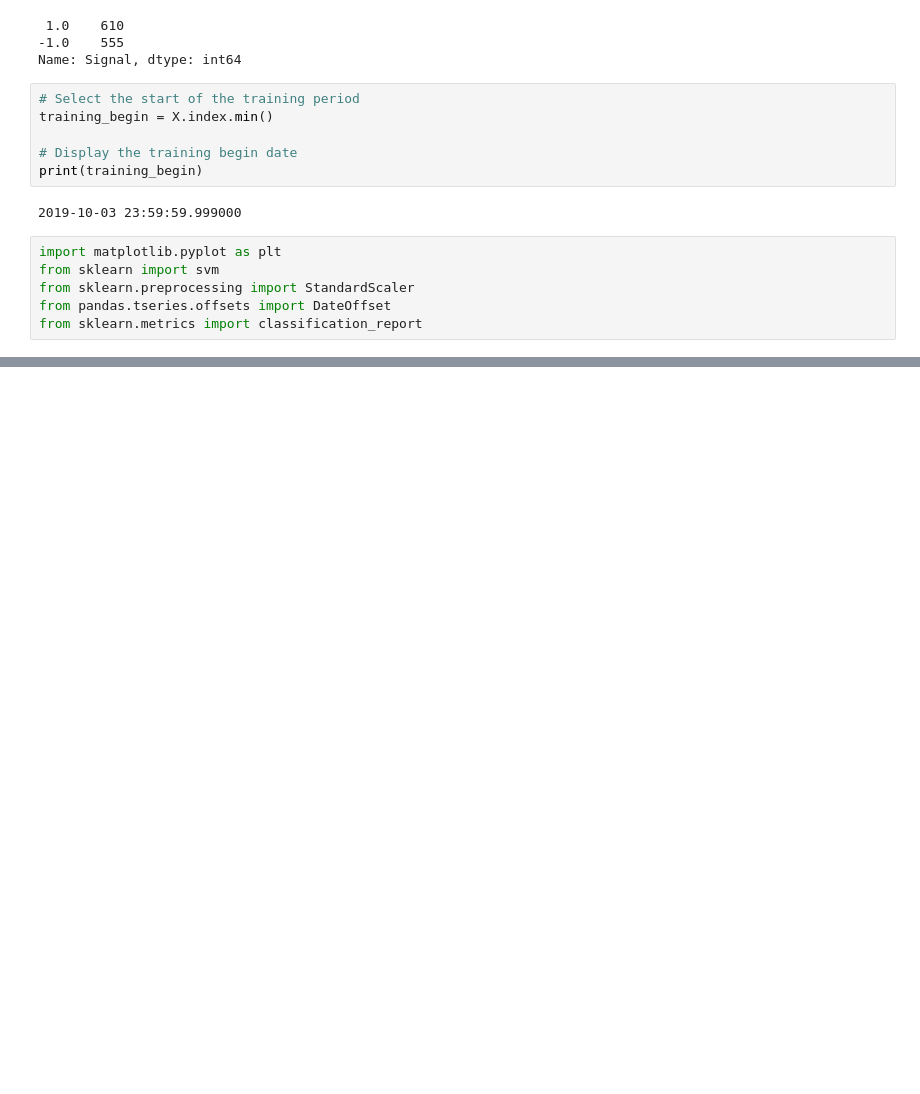
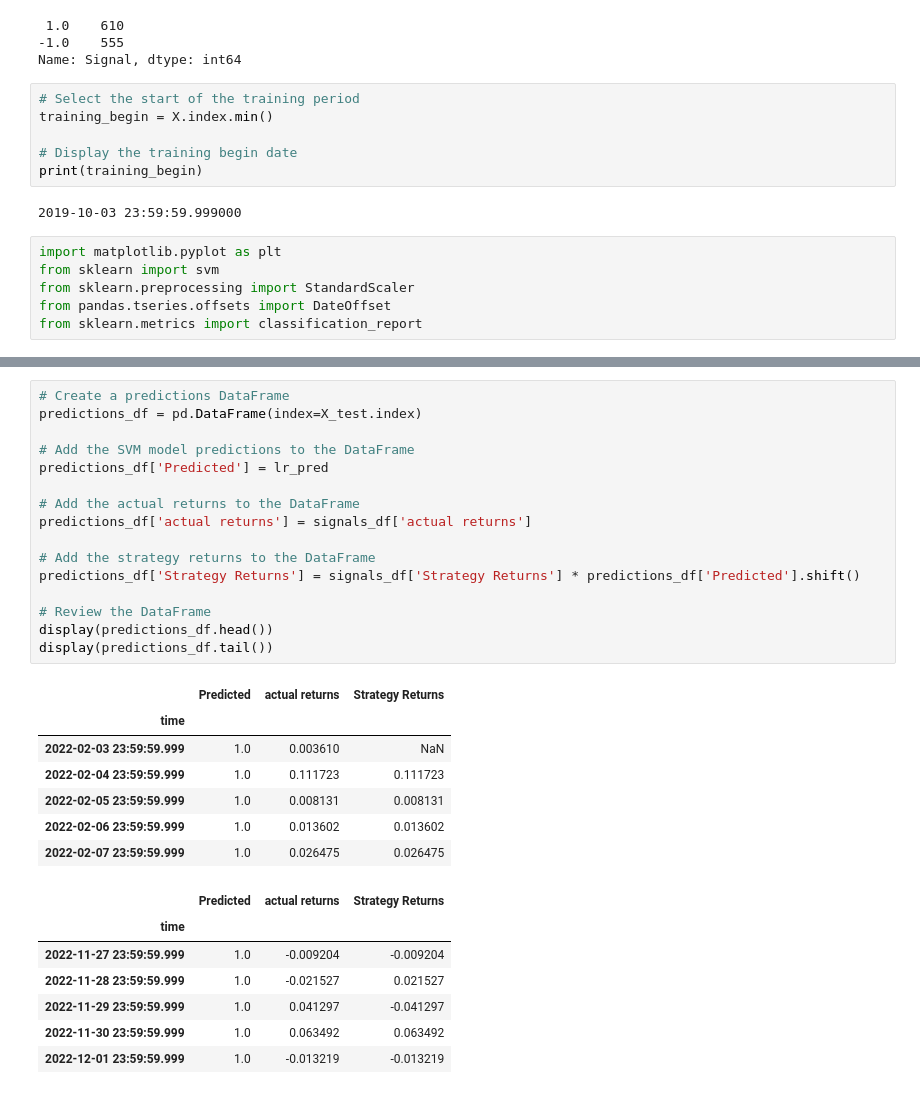
Before and after one commit to jdonnelly0804/project-2, a Jupyter notebook: justin.ipynb, the cells around one changed output, grey strips where cells are left out. Saved outputs shown, nothing was run; the diff lists cells and outputs as text; blank space fills up the shorter version.

```diff
--- a/justin.ipynb
+++ b/justin.ipynb
@@ -253,0 +335,31 @@ X_train.head()
+# %%
+# Create a predictions DataFrame
+predictions_df = pd.DataFrame(index=X_test.index)
+
+# Add the SVM model predictions to the DataFrame
+predictions_df['Predicted'] = lr_pred
+
+# Add the actual returns to the DataFrame
+predictions_df['actual returns'] = signals_df['actual returns']
+
+# Add the strategy returns to the DataFrame
+predictions_df['Strategy Returns'] = signals_df['Strategy Returns'] * predictions_df['Predicted'].shift()
+
+# Review the DataFrame
+display(predictions_df.head())
+display(predictions_df.tail())
+# %% [output]
+|  | Predicted | actual returns | Strategy Returns |
+| time |  |  |  |
+| 2022-02-03 23:59:59.999 | 1.0 | 0.003610 | NaN |
+| 2022-02-04 23:59:59.999 | 1.0 | 0.111723 | 0.111723 |
+| 2022-02-05 23:59:59.999 | 1.0 | 0.008131 | 0.008131 |
+| 2022-02-06 23:59:59.999 | 1.0 | 0.013602 | 0.013602 |
+| 2022-02-07 23:59:59.999 | 1.0 | 0.026475 | 0.026475 |
+|  | Predicted | actual returns | Strategy Returns |
+| time |  |  |  |
+| 2022-11-27 23:59:59.999 | 1.0 | -0.009204 | -0.009204 |
+| 2022-11-28 23:59:59.999 | 1.0 | -0.021527 | 0.021527 |
+| 2022-11-29 23:59:59.999 | 1.0 | 0.041297 | -0.041297 |
+| 2022-11-30 23:59:59.999 | 1.0 | 0.063492 | 0.063492 |
+| 2022-12-01 23:59:59.999 | 1.0 | -0.013219 | -0.013219 |
```
Also changed, not shown: parts of 7 cells of this notebook.
